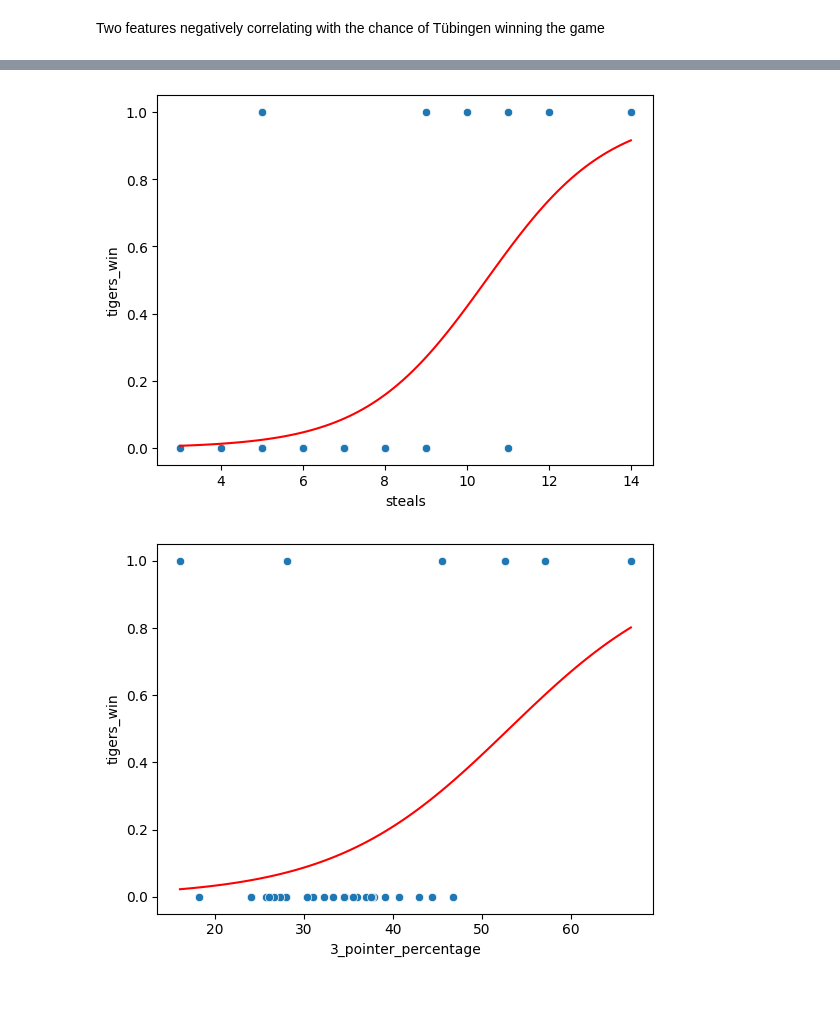
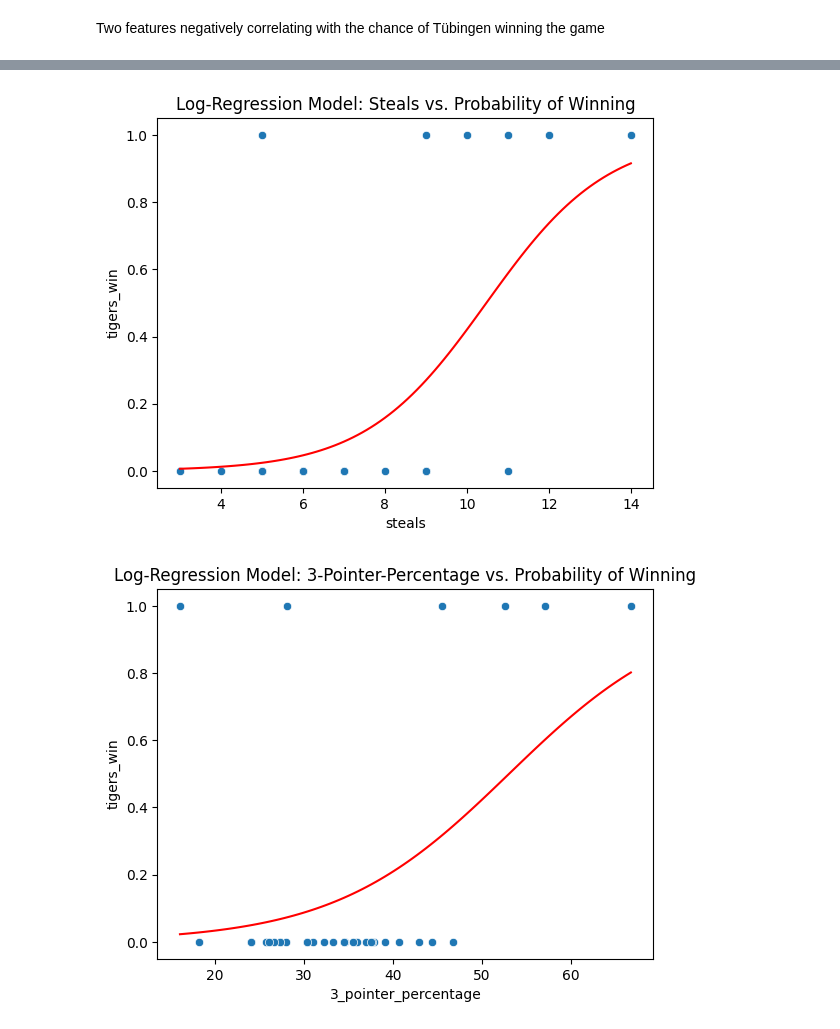
Before and after one commit to dxmme/T-biTigers, a Jupyter notebook: src/plots.ipynb, the cells around one changed output, grey strips where cells are left out. Drawn from its saved outputs; the diff is of its cells as text; code cells hidden in the pictures; blank space fills up the shorter version.

```diff
--- a/src/plots.ipynb
+++ b/src/plots.ipynb
@@ -82,21 +84,22 @@ plt.show()
 # %%
 # 1D plot of steals and tigers win
 # fit logistic regression model
 feature = "steals"
 feature_data_column = data[feature]
 model = LogisticRegression()
 model.fit(data[[feature]], data["tigers_win"])
 
 # create a range for the decision boundary
 x_range = np.linspace(feature_data_column.min(), feature_data_column.max(), 100)
 x_range_df = pd.DataFrame({feature: x_range})  # Ensure feature names are included
 
 # plot data and decision boundary
 sns.scatterplot(data=data, x=feature, y="tigers_win")
 sns.lineplot(x=x_range, y=model.predict_proba(x_range_df)[:, 1], color="red")
+plt.title("Log-Regression Model: Steals vs. Probability of Winning")
 plt.show()
 # %% [output]
-[figure, old version]
+[figure, new version]
 # %%
 # 1D plot of 3-pointer percentage and tigers win
 # fit logistic regression model
@@ -112,6 +115,7 @@ x_range_df = pd.DataFrame({feature: x_range})  # Ensure feature names are includ
 # plot data and decision boundary
 sns.scatterplot(data=data, x=feature, y="tigers_win")
 sns.lineplot(x=x_range, y=model.predict_proba(x_range_df)[:, 1], color="red")
+plt.title("Log-Regression Model: 3-Pointer-Percentage vs. Probability of Winning")
 plt.show()
 # %% [output]
-[figure, old version]
+[figure, new version]
```
Also changed, not shown: parts of 2 cells of this notebook.
